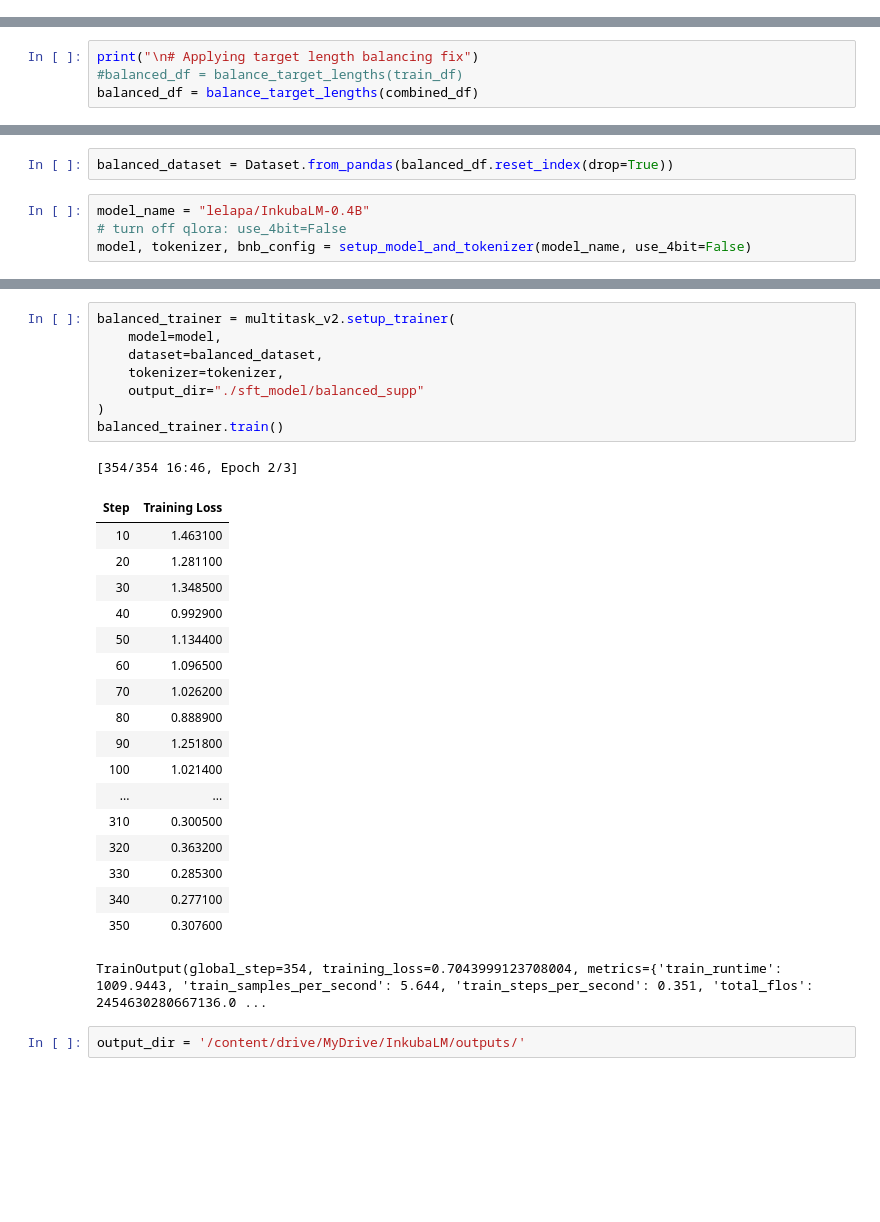
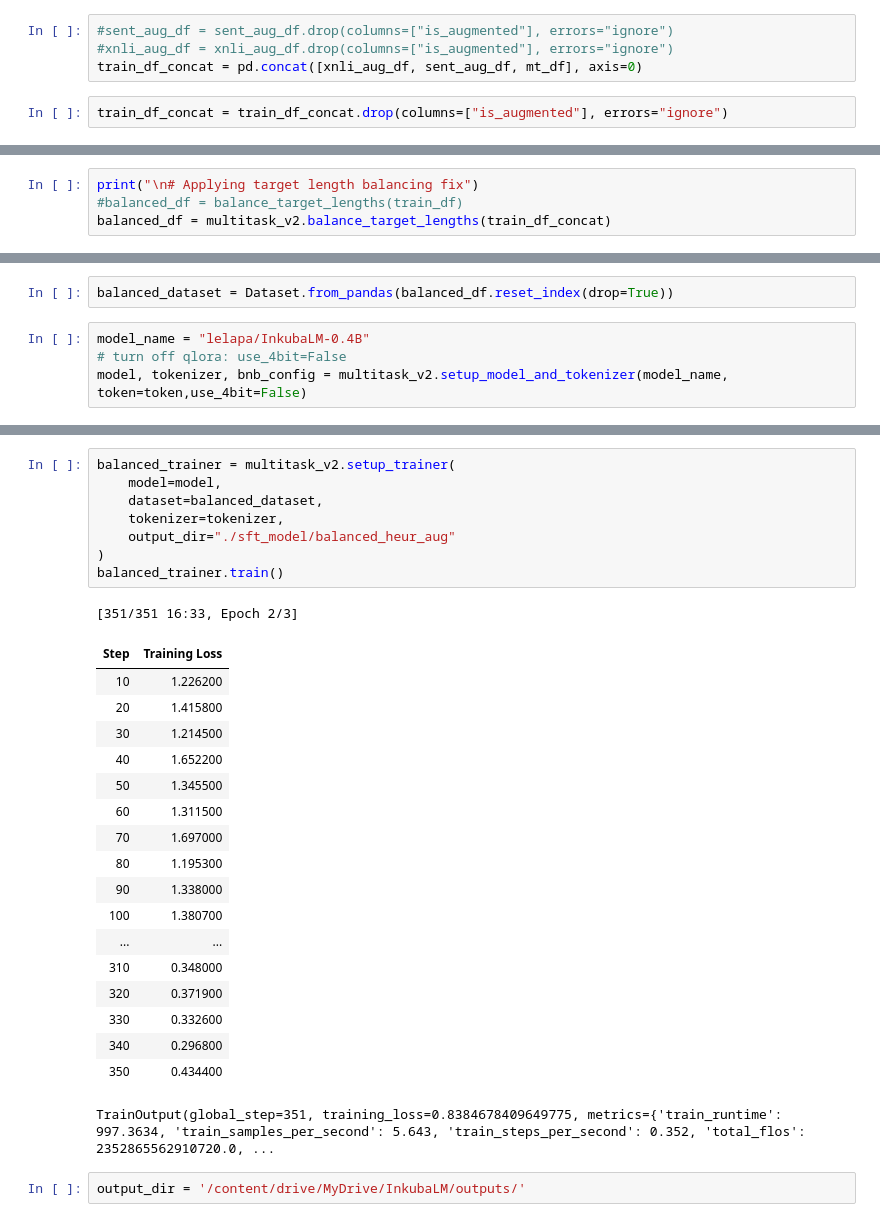
Before and after one commit to melissafasol/InkubaLM-Challenge, a Jupyter notebook: notebooks_EDA/01_QLoRA_baseline.ipynb, the cells around one changed output, grey strips where cells are left out. Drawn from its saved outputs; the diff is of its cells as text; blank space fills up the shorter version.

Commit message:
augment data with heuristics

```diff
--- a/notebooks_EDA/01_QLoRA_baseline.ipynb
+++ b/notebooks_EDA/01_QLoRA_baseline.ipynb
@@ -190,0 +301,6 @@ train_df.loc[train_df['task'] == 'afrixnli']
+# %%
+#sent_aug_df = sent_aug_df.drop(columns=["is_augmented"], errors="ignore")
+#xnli_aug_df = xnli_aug_df.drop(columns=["is_augmented"], errors="ignore")
+train_df_concat = pd.concat([xnli_aug_df, sent_aug_df, mt_df], axis=0)
+# %%
+train_df_concat = train_df_concat.drop(columns=["is_augmented"], errors="ignore")
@@ -321,7 +357,7 @@ Name: count, dtype: int64
 # %%
 print("\n# Applying target length balancing fix")
 #balanced_df = balance_target_lengths(train_df)
-balanced_df = balance_target_lengths(combined_df)
+balanced_df = multitask_v2.balance_target_lengths(train_df_concat)
 # %% [output]
 # Applying target length balancing fix
 # %%
@@ -329,7 +365,7 @@ balanced_dataset = Dataset.from_pandas(balanced_df.reset_index(drop=True))
 # %%
 model_name = "lelapa/InkubaLM-0.4B"
 # turn off qlora: use_4bit=False
-model, tokenizer, bnb_config = setup_model_and_tokenizer(model_name, use_4bit=False)
+model, tokenizer, bnb_config = multitask_v2.setup_model_and_tokenizer(model_name, token=token,use_4bit=False)
 # %%
 balanced_dataset
 # %% [output]
@@ -340,31 +376,31 @@ Dataset({
 # %%
 balanced_trainer = multitask_v2.setup_trainer(
     model=model,
     dataset=balanced_dataset,
     tokenizer=tokenizer,
-    output_dir="./sft_model/balanced_supp"
+    output_dir="./sft_model/balanced_heur_aug"
 )
 balanced_trainer.train()
 # %% [output]
-[354/354 16:46, Epoch 2/3]
+[351/351 16:33, Epoch 2/3]
 | Step | Training Loss |
-| 10 | 1.463100 |
-| 20 | 1.281100 |
-| 30 | 1.348500 |
-| 40 | 0.992900 |
-| 50 | 1.134400 |
-| 60 | 1.096500 |
-| 70 | 1.026200 |
-| 80 | 0.888900 |
-| 90 | 1.251800 |
-| 100 | 1.021400 |
+| 10 | 1.226200 |
+| 20 | 1.415800 |
+| 30 | 1.214500 |
+| 40 | 1.652200 |
+| 50 | 1.345500 |
+| 60 | 1.311500 |
+| 70 | 1.697000 |
+| 80 | 1.195300 |
+| 90 | 1.338000 |
+| 100 | 1.380700 |
 | ... | ... |
-| 310 | 0.300500 |
-| 320 | 0.363200 |
-| 330 | 0.285300 |
-| 340 | 0.277100 |
-| 350 | 0.307600 |
+| 310 | 0.348000 |
+| 320 | 0.371900 |
+| 330 | 0.332600 |
+| 340 | 0.296800 |
+| 350 | 0.434400 |
-TrainOutput(global_step=354, training_loss=0.7043999123708004, metrics={'train_runtime': 1009.9443, 'train_samples_per_second': 5.644, 'train_steps_per_second': 0.351, 'total_flos': 2454630280667136.0 ...
+TrainOutput(global_step=351, training_loss=0.8384678409649775, metrics={'train_runtime': 997.3634, 'train_samples_per_second': 5.643, 'train_steps_per_second': 0.352, 'total_flos': 2352865562910720.0, ...
 # %%
 output_dir = '/content/drive/MyDrive/InkubaLM/outputs/'
 # %%
```
Also changed, not shown: parts of 37 cells of this notebook.
